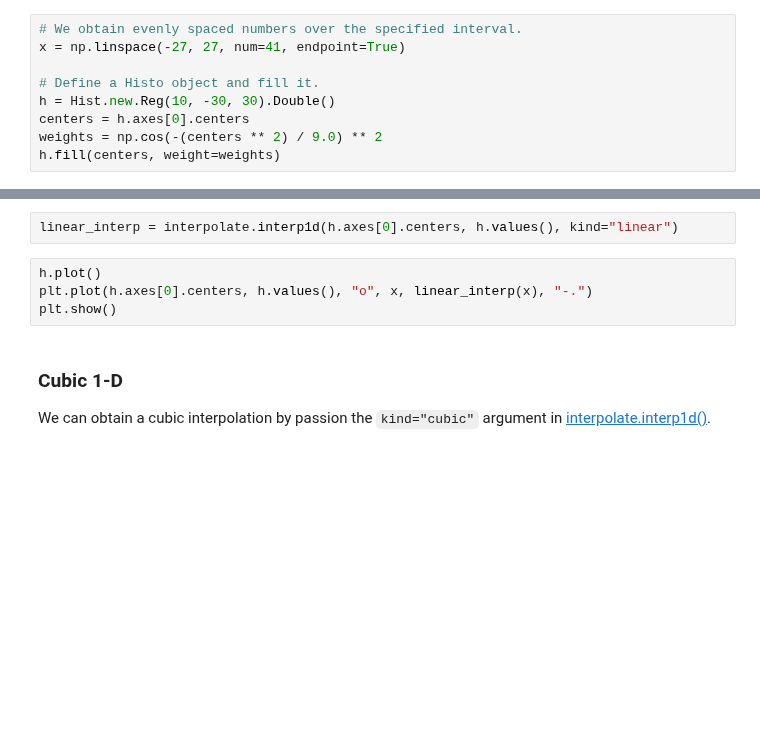
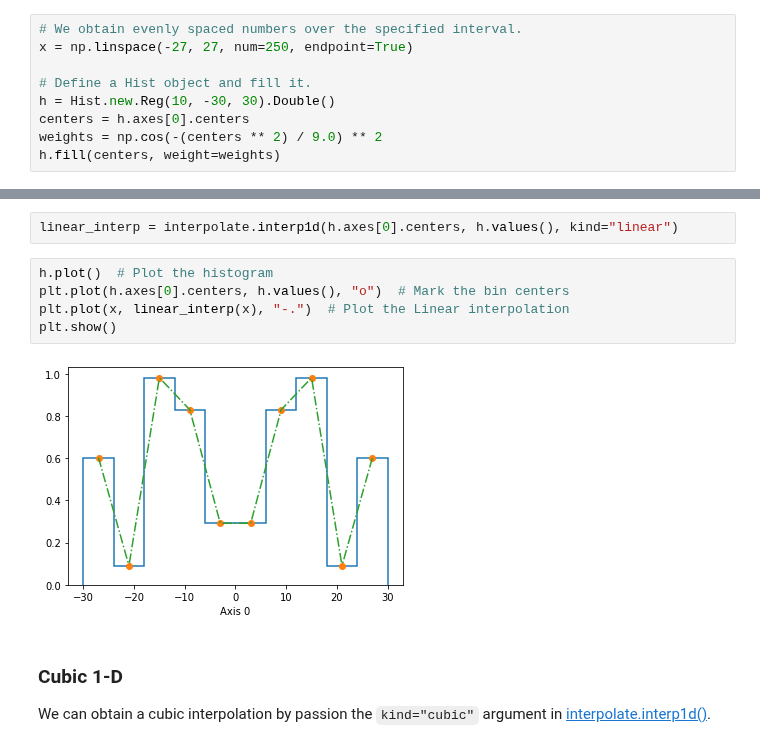
Before and after one commit to scikit-hep/hist, a Jupyter notebook: docs/user-guide/notebooks/Interpolation.ipynb, the cells around one changed output, grey strips where cells are left out. Cells and saved outputs as stored; diff of their text form; blank space fills up the shorter version.

Commit message:
docs: update docs for interpolation

```diff
--- a/docs/user-guide/notebooks/Interpolation.ipynb
+++ b/docs/user-guide/notebooks/Interpolation.ipynb
@@ -13,9 +12,9 @@ import matplotlib.pyplot as plt
 import numpy as np
 # %%
 # We obtain evenly spaced numbers over the specified interval.
-x = np.linspace(-27, 27, num=41, endpoint=True)
+x = np.linspace(-27, 27, num=250, endpoint=True)
 
-# Define a Histo object and fill it.
+# Define a Hist object and fill it.
 h = Hist.new.Reg(10, -30, 30).Double()
 centers = h.axes[0].centers
 weights = np.cos(-(centers ** 2) / 9.0) ** 2
@@ -27,9 +28,12 @@ We can obtain a linear interpolation by passion the `kind="linear"` argument in
 # %%
 linear_interp = interpolate.interp1d(h.axes[0].centers, h.values(), kind="linear")
 # %%
-h.plot()
-plt.plot(h.axes[0].centers, h.values(), "o", x, linear_interp(x), "-.")
+h.plot()  # Plot the histogram
+plt.plot(h.axes[0].centers, h.values(), "o")  # Mark the bin centers
+plt.plot(x, linear_interp(x), "-.")  # Plot the Linear interpolation
 plt.show()
+# %% [output]
+[figure, added]
 # %% [markdown]
 ### Cubic 1-D
 
```
Also changed, not shown: parts of 4 cells of this notebook.
